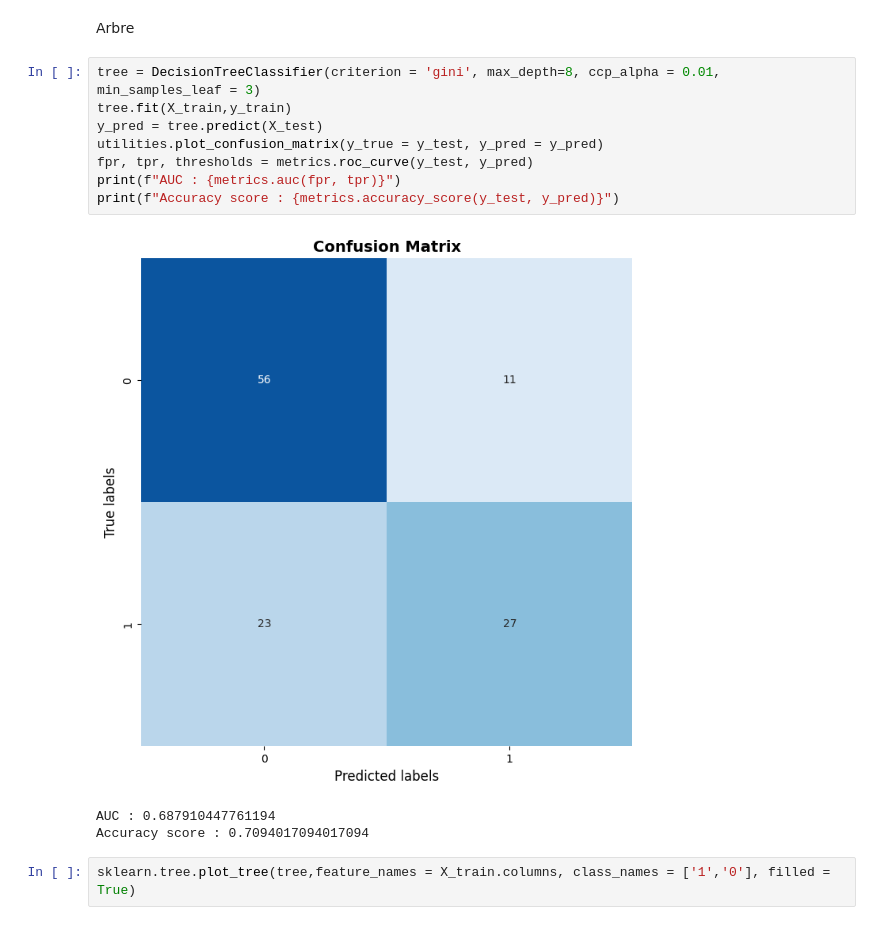
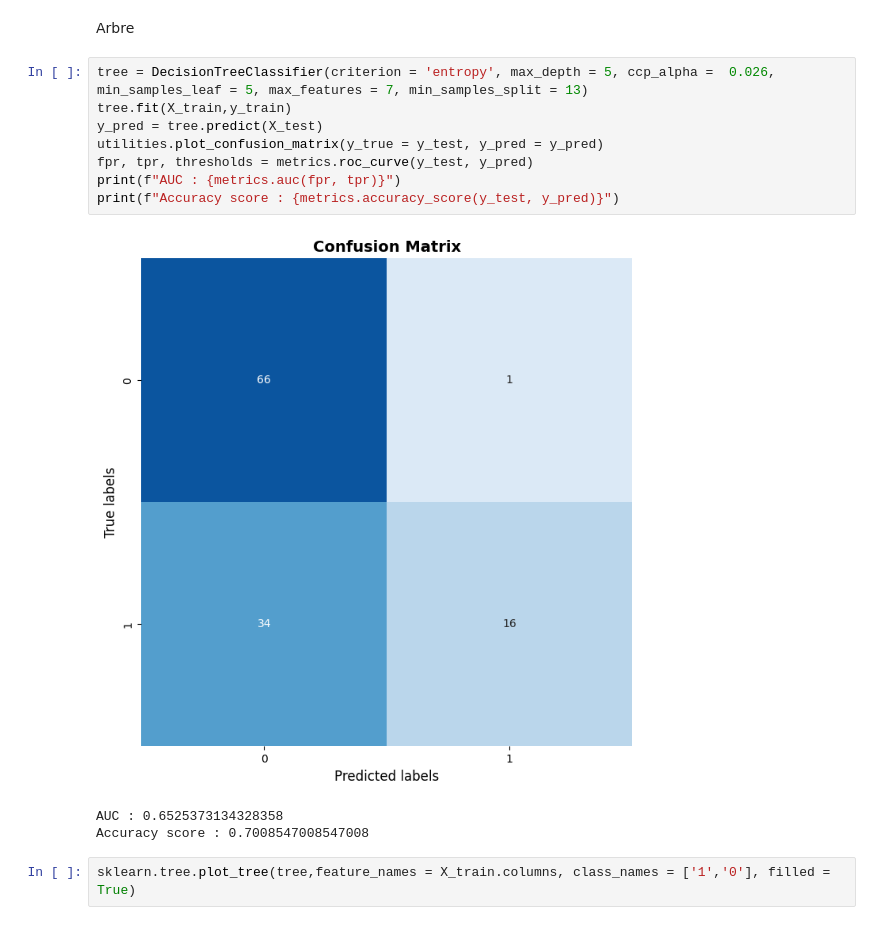
Before and after one commit to atekiouk/Sujet_2, a Jupyter notebook: Notebooks/Junk_post_detection.ipynb, the cells around one changed output. Saved outputs shown, nothing was run; the diff lists cells and outputs as text.

```diff
--- a/Notebooks/Junk_post_detection.ipynb
+++ b/Notebooks/Junk_post_detection.ipynb
@@ -326,17 +319,17 @@ NameError: name 'train' is not defined
 # %% [markdown]
 Arbre
 # %%
-tree = DecisionTreeClassifier(criterion = 'gini', max_depth=8, ccp_alpha = 0.01, min_samples_leaf = 3)
+tree = DecisionTreeClassifier(criterion = 'entropy', max_depth = 5, ccp_alpha =  0.026, min_samples_leaf = 5, max_features = 7, min_samples_split = 13)
 tree.fit(X_train,y_train)
 y_pred = tree.predict(X_test)
 utilities.plot_confusion_matrix(y_true = y_test, y_pred = y_pred)
 fpr, tpr, thresholds = metrics.roc_curve(y_test, y_pred)
 print(f"AUC : {metrics.auc(fpr, tpr)}")
 print(f"Accuracy score : {metrics.accuracy_score(y_test, y_pred)}")
 # %% [output]
-[figure, old version]
+[figure, new version]
-AUC : 0.687910447761194
-Accuracy score : 0.7094017094017094
+AUC : 0.6525373134328358
+Accuracy score : 0.7008547008547008
 # %%
 sklearn.tree.plot_tree(tree,feature_names = X_train.columns, class_names = ['1','0'], filled = True)
 # %% [output]
```
Also changed, not shown: parts of 1 cell of this notebook, 2 other files.
